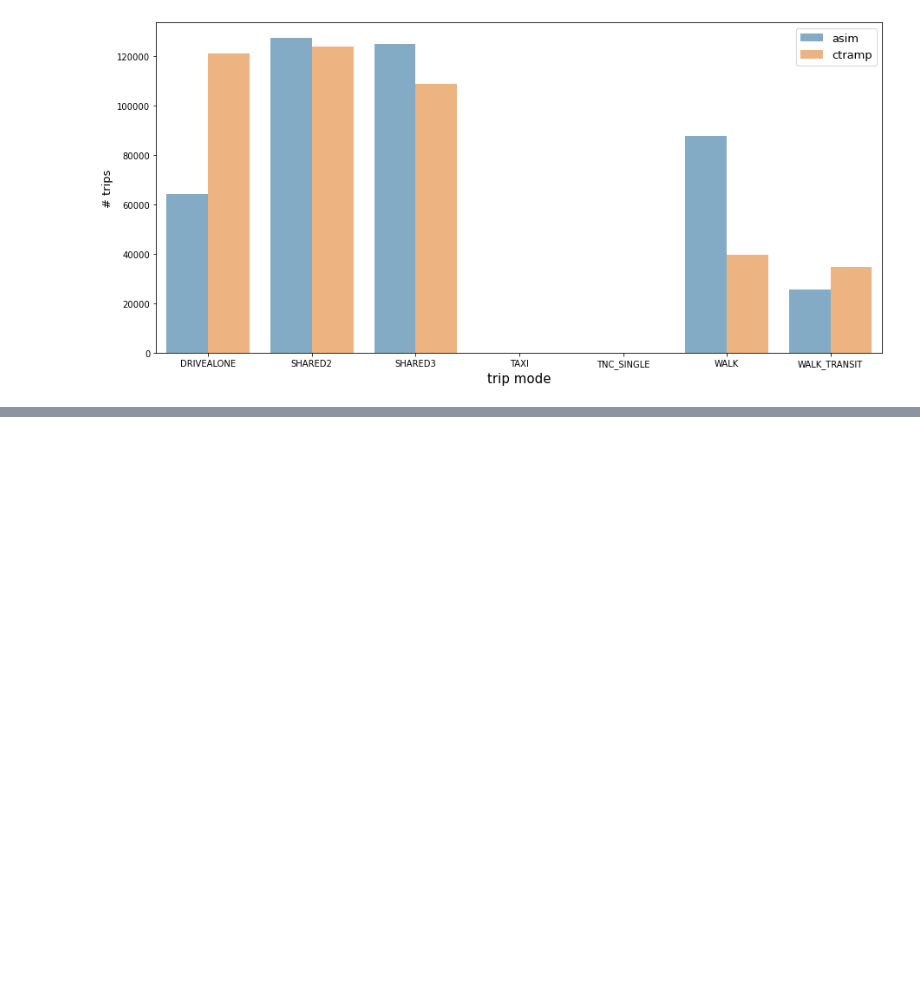
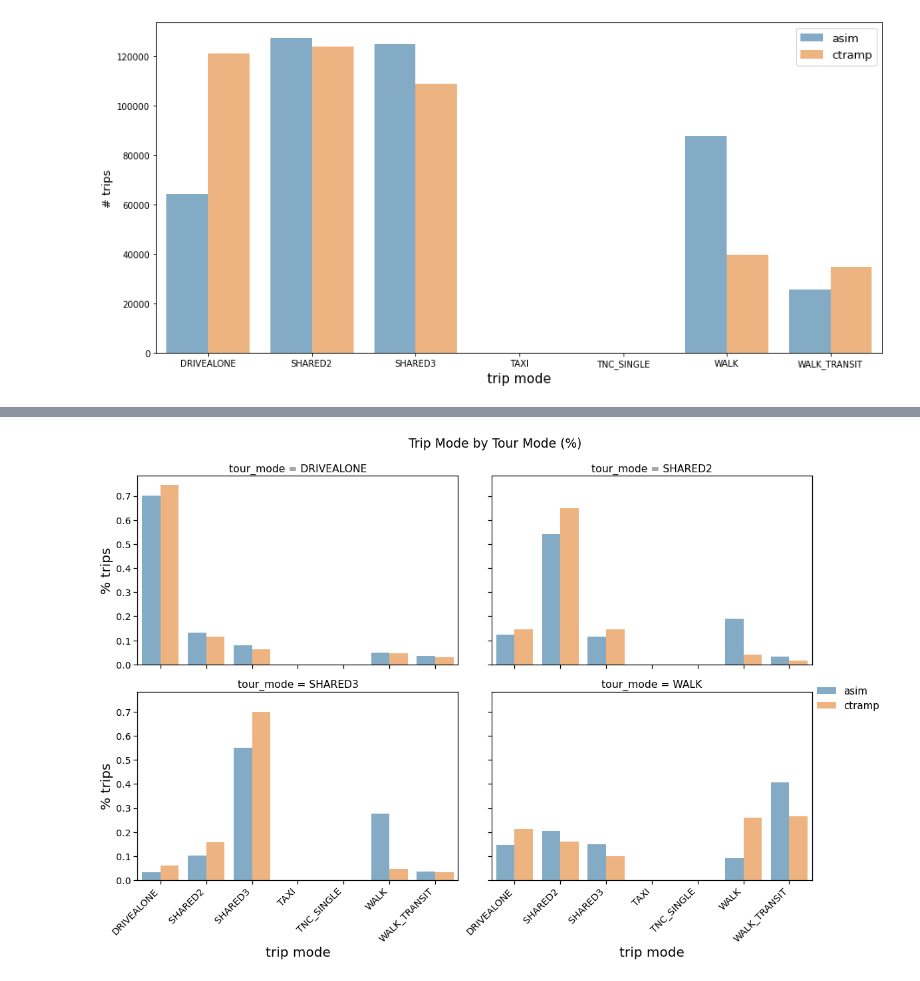
Before and after one commit to SANDAG/ABM, a Jupyter notebook: src/asim_cross_border/cross_border_validation.ipynb, the cells around one changed output, grey strips where cells are left out. Saved outputs shown, nothing was run; the diff lists cells and outputs as text; code cells hidden in the pictures; blank space fills up the shorter version.

```diff
--- a/src/asim_cross_border/cross_border_validation.ipynb
+++ b/src/asim_cross_border/cross_border_validation.ipynb
@@ -505,0 +532,15 @@ with sns.plotting_context("notebook",font_scale=1.3):
+# %%
+with sns.plotting_context("notebook",font_scale=1.3):
+    g = sns.catplot(
+        data=trip_mode_long, x='trip_mode', y='pct_trips', col='tour_mode', col_wrap=2, kind='bar',
+        hue='source',alpha=0.6, aspect=1.5, facet_kws={'despine':False})
+    # g.set_yscale("log")
+    g._legend.set_title('')
+    plt.setp(g._legend.get_texts(), fontsize=15)
+    g.set_axis_labels("trip mode", "% trips", fontsize=20)
+    g.fig.subplots_adjust(top=0.9)
+    g.fig.suptitle('Trip Mode by Tour Mode (%)')
+    for ax in g.axes.ravel():
+        ax.set_xticklabels(ax.get_xticklabels(), rotation=45, ha='right')
+# %% [output]
+[figure, added]
```
Also changed, not shown: parts of 9 cells of this notebook.
